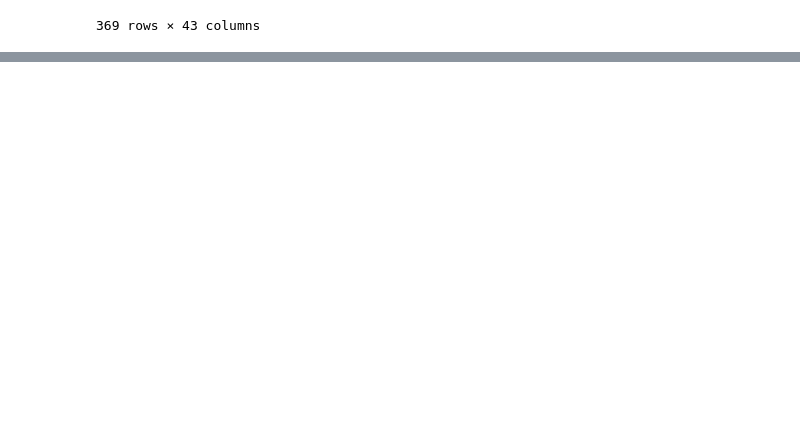
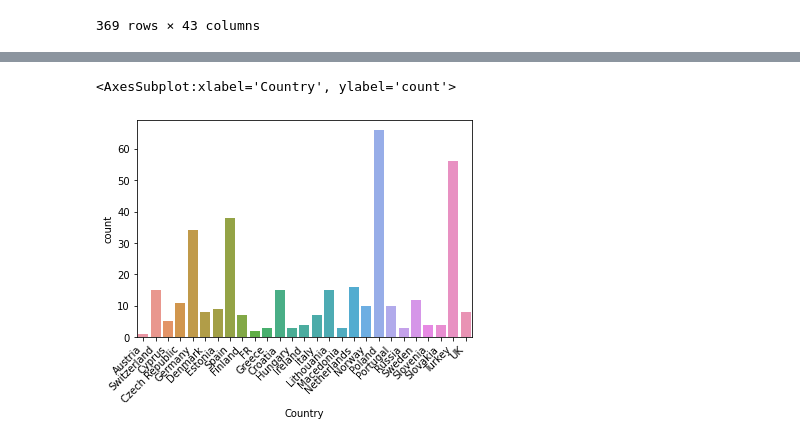
Before and after one commit to ubco-W2021T1-data301/project-group50-project, a Jupyter notebook: notebooks/analysis2.ipynb, the cells around one changed output, grey strips where cells are left out. Cells and saved outputs as stored; diff of their text form; code cells hidden in the pictures; blank space fills up the shorter version.

```diff
--- a/notebooks/analysis2.ipynb
+++ b/notebooks/analysis2.ipynb
@@ -27,0 +149,8 @@ pd.read_csv('../data/raw/EMLSdata_10Aug.csv')
+# %%
+import seaborn as sns
+chart = sns.countplot(df['Country'])
+chart.set_xticklabels(chart.get_xticklabels(), rotation=45, horizontalalignment='right')
+chart
+# %% [output]
+<AxesSubplot:xlabel='Country', ylabel='count'>
+[figure, added]
```
Also changed, not shown: parts of 13 cells of this notebook, 1 other file.
